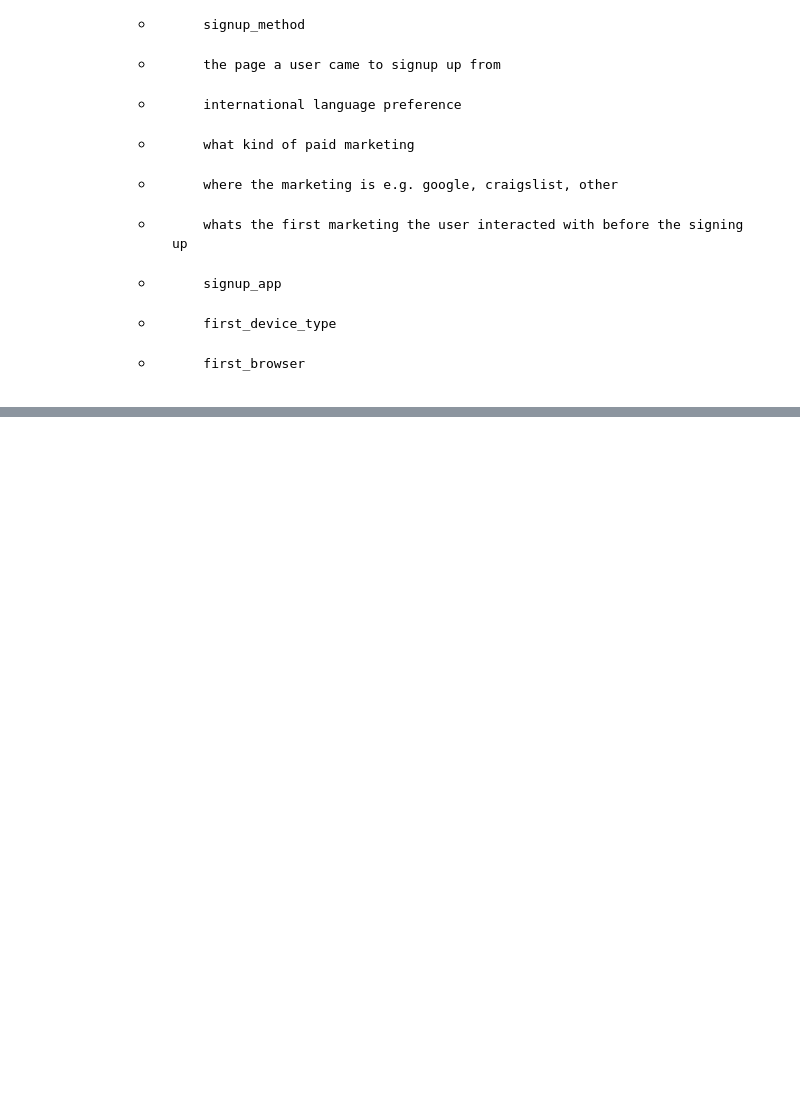
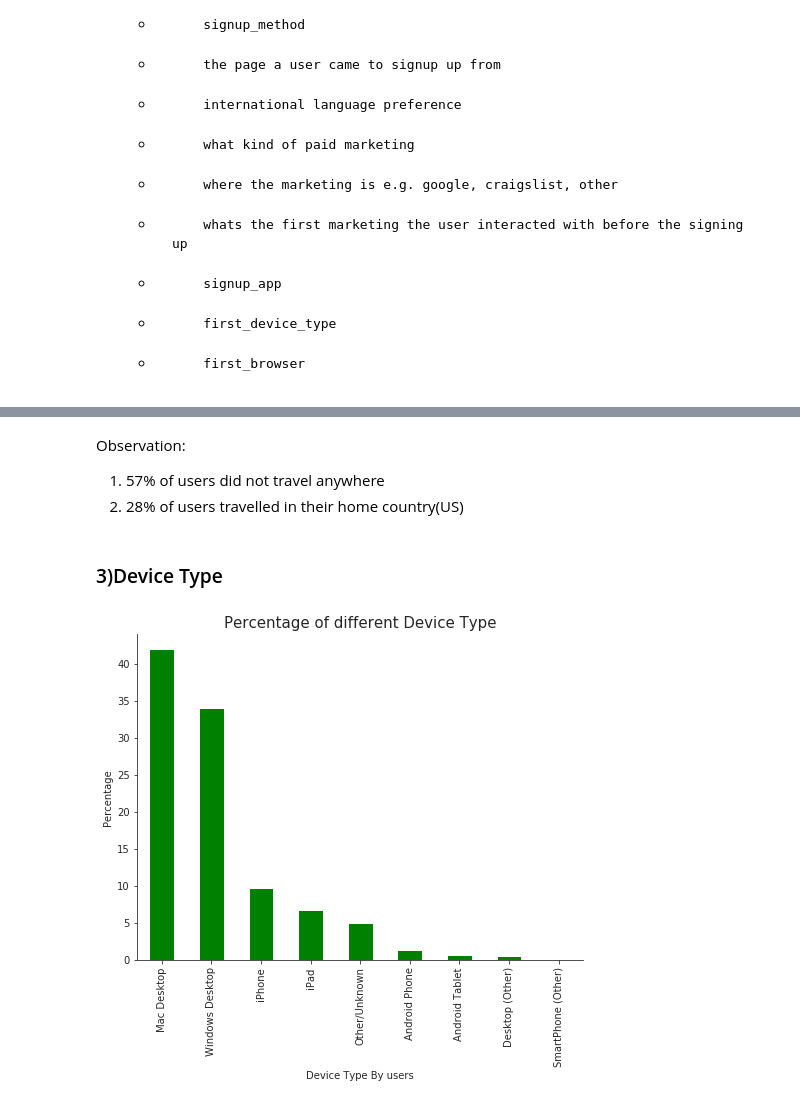
Before and after one commit to fwang312/Airbnb-User-Booking, a Jupyter notebook: New_User_Booking.ipynb, the cells around one changed output, grey strips where cells are left out. Cells and saved outputs as stored; diff of their text form; code cells hidden in the pictures; blank space fills up the shorter version.

```diff
--- a/New_User_Booking.ipynb
+++ b/New_User_Booking.ipynb
@@ -31,0 +192,20 @@
+# %% [markdown]
+Observation:
+
+1. 57% of users did not travel anywhere
+2. 28% of users travelled in their home country(US)
+# %% [markdown]
+### 3)Device Type
+# %%
+sns.set_style('ticks')
+fig, ax = plt.subplots()
+fig.set_size_inches(8, 6)
+
+destination_percentage = df.first_device_type.value_counts()/ df.shape[0] *100
+destination_percentage.plot(kind = 'bar', color = 'Green')
+plt.xlabel('Device Type By users')
+plt.ylabel('Percentage')
+plt.title('Percentage of different Device Type', size = 15)
+sns.despine()
+# %% [output]
+[figure, added]
```
Also changed, not shown: parts of 30 cells of this notebook.
